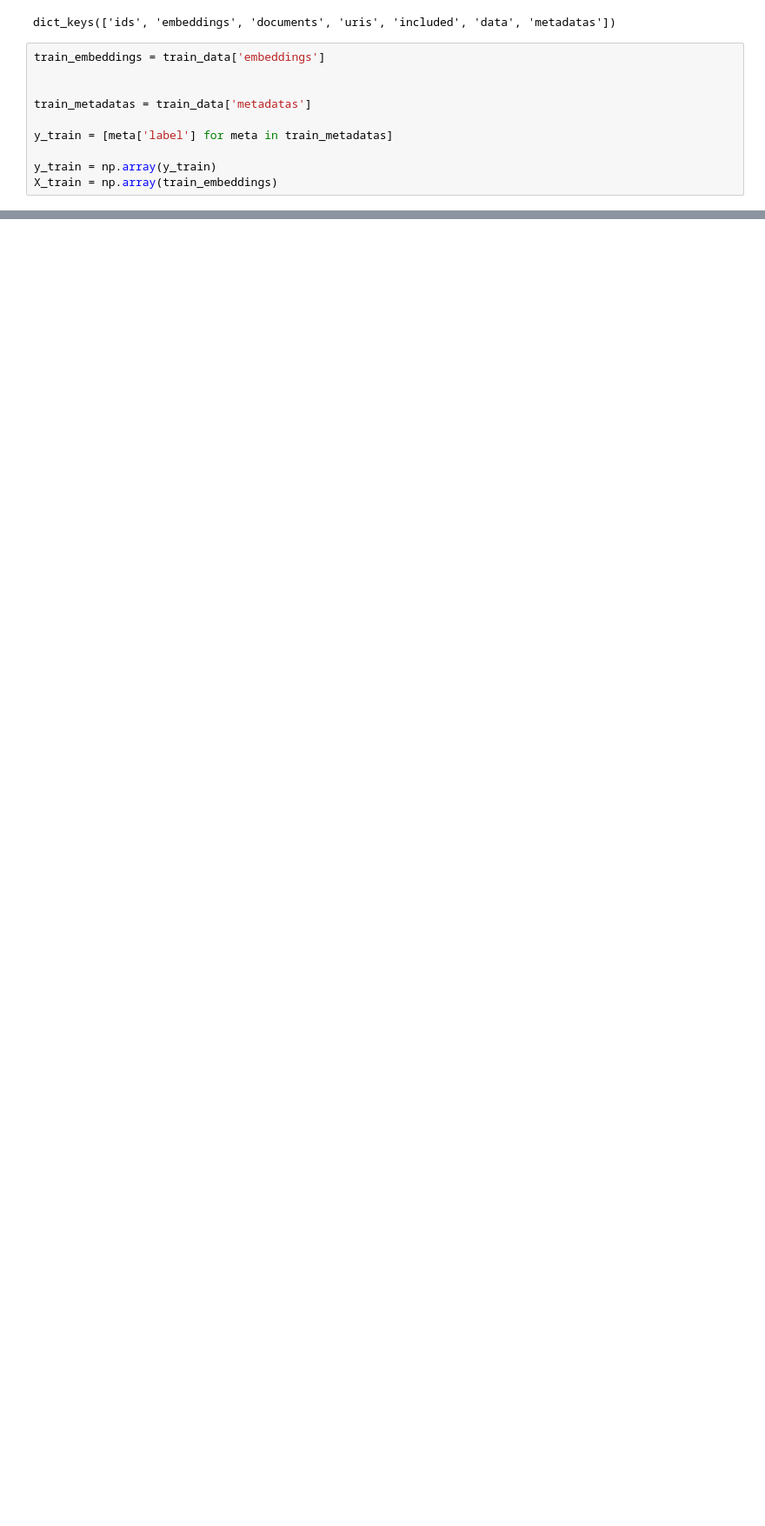
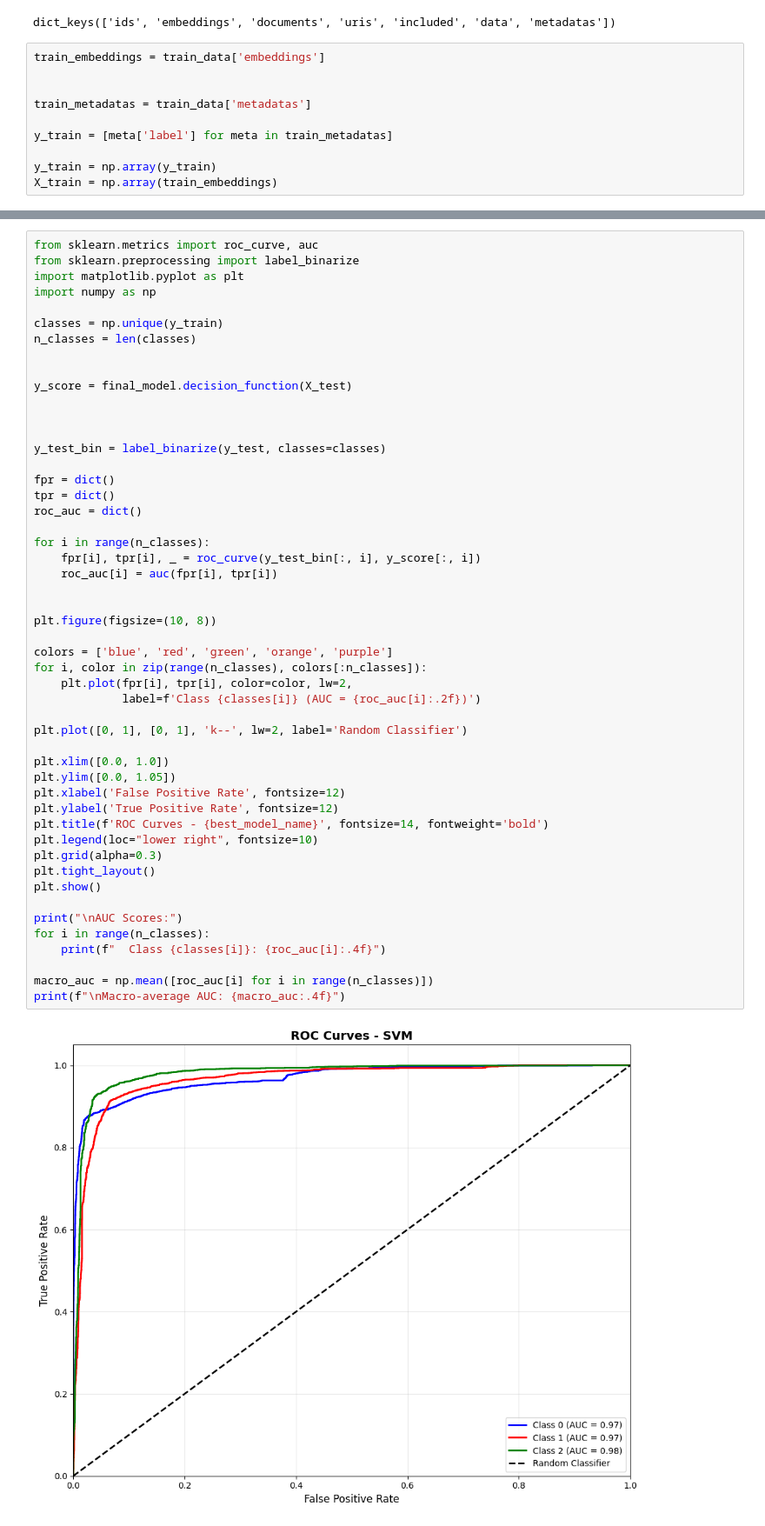
Before and after one commit to epsilon403/AeroStream-Analytics, a Jupyter notebook: data.ipynb, the cells around one changed output, grey strips where cells are left out. Shown at 87% size. Saved outputs shown, nothing was run; the diff lists cells and outputs as text; blank space fills up the shorter version.

```diff
--- a/data.ipynb
+++ b/data.ipynb
@@ -589,0 +595,52 @@ Balanced Accuracy: 0.743
+# %%
+from sklearn.metrics import roc_curve, auc
+from sklearn.preprocessing import label_binarize
+import matplotlib.pyplot as plt
+import numpy as np
+
+classes = np.unique(y_train)
+n_classes = len(classes)
+
+
+y_score = final_model.decision_function(X_test)
+
+
+
+y_test_bin = label_binarize(y_test, classes=classes)
+
+fpr = dict()
+tpr = dict()
+roc_auc = dict()
+
+for i in range(n_classes):
+    fpr[i], tpr[i], _ = roc_curve(y_test_bin[:, i], y_score[:, i])
+    roc_auc[i] = auc(fpr[i], tpr[i])
+
+
+plt.figure(figsize=(10, 8))
+
+colors = ['blue', 'red', 'green', 'orange', 'purple']
+for i, color in zip(range(n_classes), colors[:n_classes]):
+    plt.plot(fpr[i], tpr[i], color=color, lw=2,
+             label=f'Class {classes[i]} (AUC = {roc_auc[i]:.2f})')
+
+plt.plot([0, 1], [0, 1], 'k--', lw=2, label='Random Classifier')
+
+plt.xlim([0.0, 1.0])
+plt.ylim([0.0, 1.05])
+plt.xlabel('False Positive Rate', fontsize=12)
+plt.ylabel('True Positive Rate', fontsize=12)
+plt.title(f'ROC Curves - {best_model_name}', fontsize=14, fontweight='bold')
+plt.legend(loc="lower right", fontsize=10)
+plt.grid(alpha=0.3)
+plt.tight_layout()
+plt.show()
+
+print("\nAUC Scores:")
+for i in range(n_classes):
+    print(f"  Class {classes[i]}: {roc_auc[i]:.4f}")
+
+macro_auc = np.mean([roc_auc[i] for i in range(n_classes)])
+print(f"\nMacro-average AUC: {macro_auc:.4f}")
+# %% [output]
+[figure, added]
```
Also changed, not shown: parts of 16 cells of this notebook.
